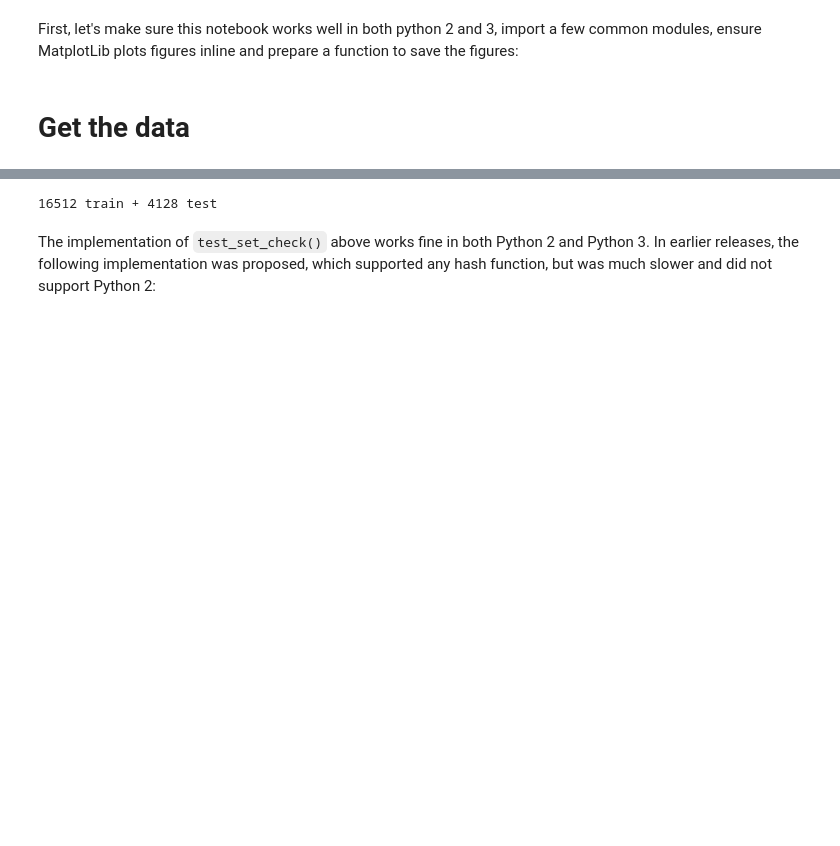
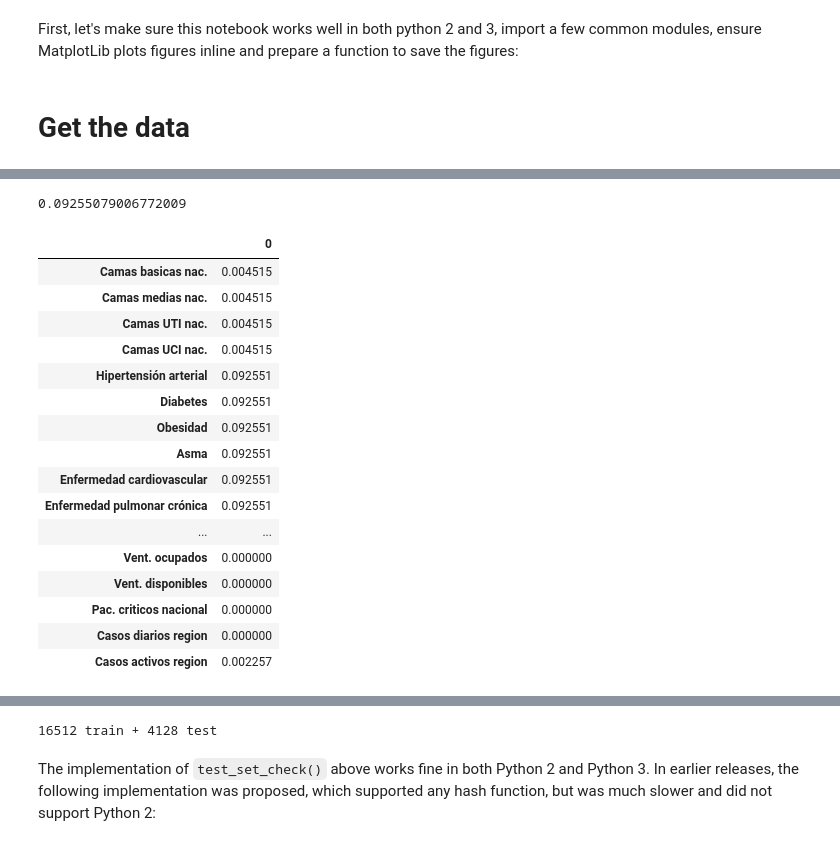
Before and after one commit to ncarf/prediction-uci, a Jupyter notebook: Prediction_UCI.ipynb, the cells around one changed output, grey strips where cells are left out. Saved outputs shown, nothing was run; the diff lists cells and outputs as text; code cells hidden in the pictures; blank space fills up the shorter version.

```diff
--- a/Prediction_UCI.ipynb
+++ b/Prediction_UCI.ipynb
@@ -200,0 +286,29 @@ etc...
+# %%
+data_rows = data.shape[0]
+hiper_prop = data['Diabetes'].isnull().sum() / data_rows
+hiper_prop2 = a.isnull().sum() / data_rows
+
+
+hiper_prop2
+# %% [output]
+0.09255079006772009
+# %%
+data.apply(lambda x: x.isnull().sum() / data_rows, axis=0).to_frame()
+# %% [output]
+|  | 0 |
+| Camas basicas nac. | 0.004515 |
+| Camas medias nac. | 0.004515 |
+| Camas UTI nac. | 0.004515 |
+| Camas UCI nac. | 0.004515 |
+| Hipertensión arterial | 0.092551 |
+| Diabetes | 0.092551 |
+| Obesidad | 0.092551 |
+| Asma | 0.092551 |
+| Enfermedad cardiovascular | 0.092551 |
+| Enfermedad pulmonar crónica | 0.092551 |
+| ... | ... |
+| Vent. ocupados | 0.000000 |
+| Vent. disponibles | 0.000000 |
+| Pac. criticos nacional | 0.000000 |
+| Casos diarios region | 0.000000 |
+| Casos activos region | 0.002257 |
```
Also changed, not shown: parts of 14 cells of this notebook.
